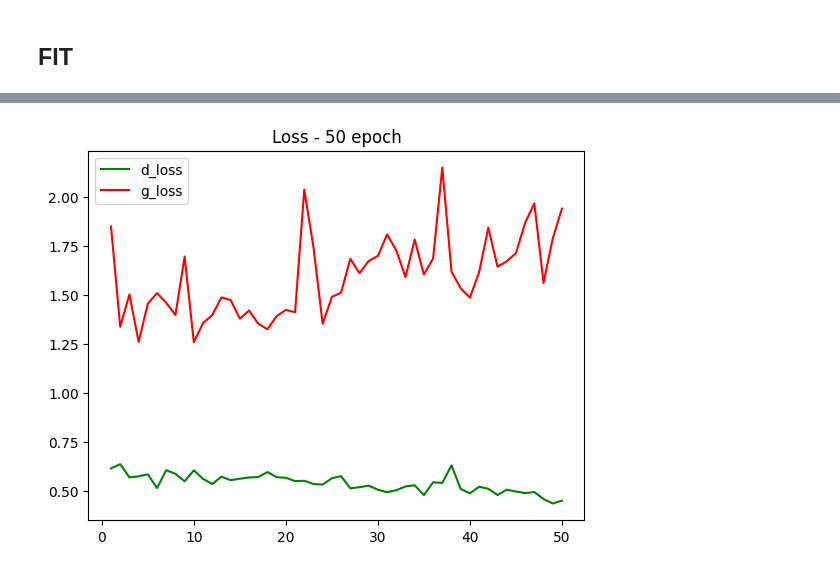
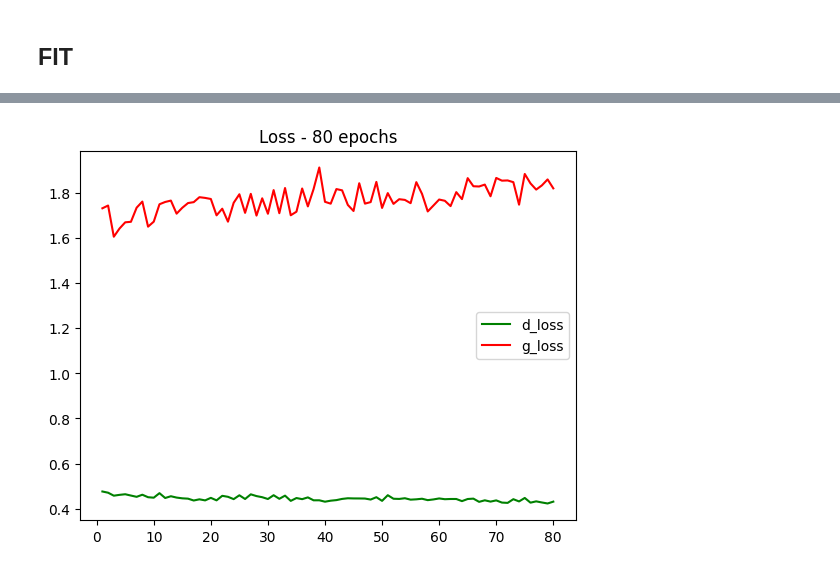
Before and after one commit to vivyhasadream/vintage_clothes_generator, a Jupyter notebook: 6.1 basic GAN.ipynb, the cells around one changed output, grey strips where cells are left out. Drawn from its saved outputs; the diff is of its cells as text; code cells hidden in the pictures.

```diff
--- a/6.1 basic GAN.ipynb
+++ b/6.1 basic GAN.ipynb
@@ -20,7 +24,7 @@ batch_size = 8
 ## IMPORT
 # %%
 dataset = keras.preprocessing.image_dataset_from_directory(
-    "images_proc/full_selection_sel", label_mode=None, image_size=(image_size, image_size), batch_size=batch_size, crop_to_aspect_ratio=True
+    "images_proc", label_mode=None, image_size=(image_size, image_size), batch_size=batch_size, crop_to_aspect_ratio=True
 )
 dataset = dataset.map(lambda x: x / 255.0)
 # %% [output]
@@ -194,17 +198,15 @@ class GANMonitor(keras.callbacks.Callback):
         generated_images.numpy()
         for i in range(self.num_img):
             img = keras.preprocessing.image.array_to_img(generated_images[i])
-            img.save("BasicGAN_gen/9/generated_img_%03d_%d.png" % (epoch, i))
+            img.save("BasicGAN_gen/9000img/1/generated_img_%03d_%d.png" % (epoch, i))
 # %% [markdown]
 ## FIT
 # %%
 learning_rate = 0.0001
 # %%
-epochs = 50  # In practice, use ~100 epochs
-
 gan = GAN(discriminator=discriminator, generator=generator, latent_dim=latent_dim)
-gan.compile(
-    d_optimizer=keras.optimizers.Adam(learning_rate=learning_rate),
-    g_optimizer=keras.optimizers.Adam(learning_rate=learning_rate),
-    loss_fn=keras.losses.BinaryCrossentropy(),
-)
+# gan.compile(
+#     d_optimizer=keras.optimizers.Adam(learning_rate=learning_rate),
+#     g_optimizer=keras.optimizers.Adam(learning_rate=learning_rate),
+#     loss_fn=keras.losses.BinaryCrossentropy(),
+# )
@@ -230,3 +213,5 @@ Epoch 50/50
+# %%
+epochs = 80  # In practice, use ~100 epochs
 # %%
 # load_status = gan.load_weights('BasicGAN_gen/8/GAN_8.ckpt')
 # load_status.assert_consumed()
@@ -237,10 +241,10 @@ gan.fit(
 # %%
 d_loss = gan.history.history['d_loss']
 g_loss = gan.history.history['g_loss']
 epch = range(1,len(d_loss)+1)
 plt.plot(epch, d_loss,'g', label='d_loss')
 plt.plot(epch, g_loss,'r', label='g_loss')
-plt.title("Loss - 50 epoch")
+plt.title(f"Loss - {epochs} epochs")
 plt.legend();
 # %% [output]
-[figure, old version]
+[figure, new version]
```
Also changed, not shown: parts of 15 cells of this notebook, 3 other files.
